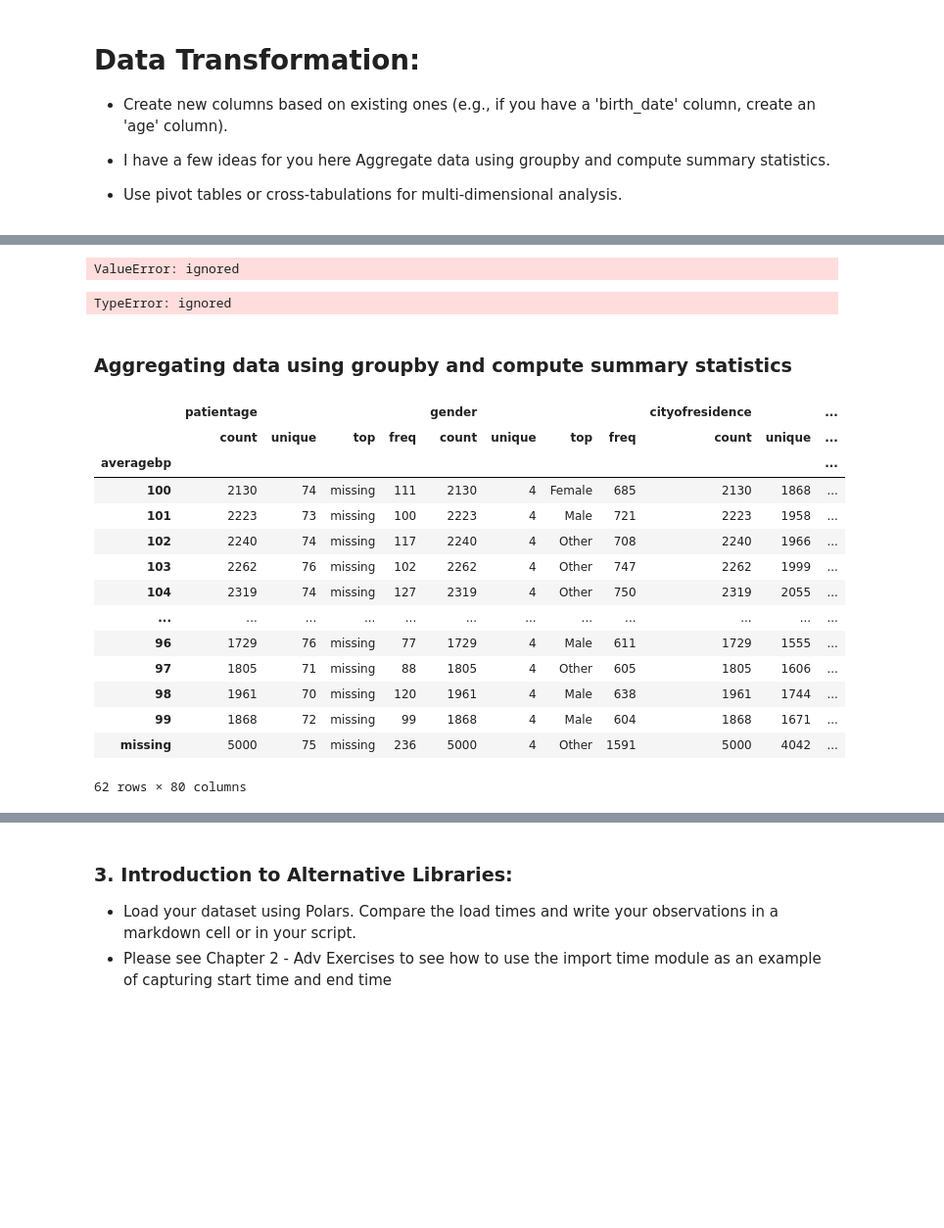
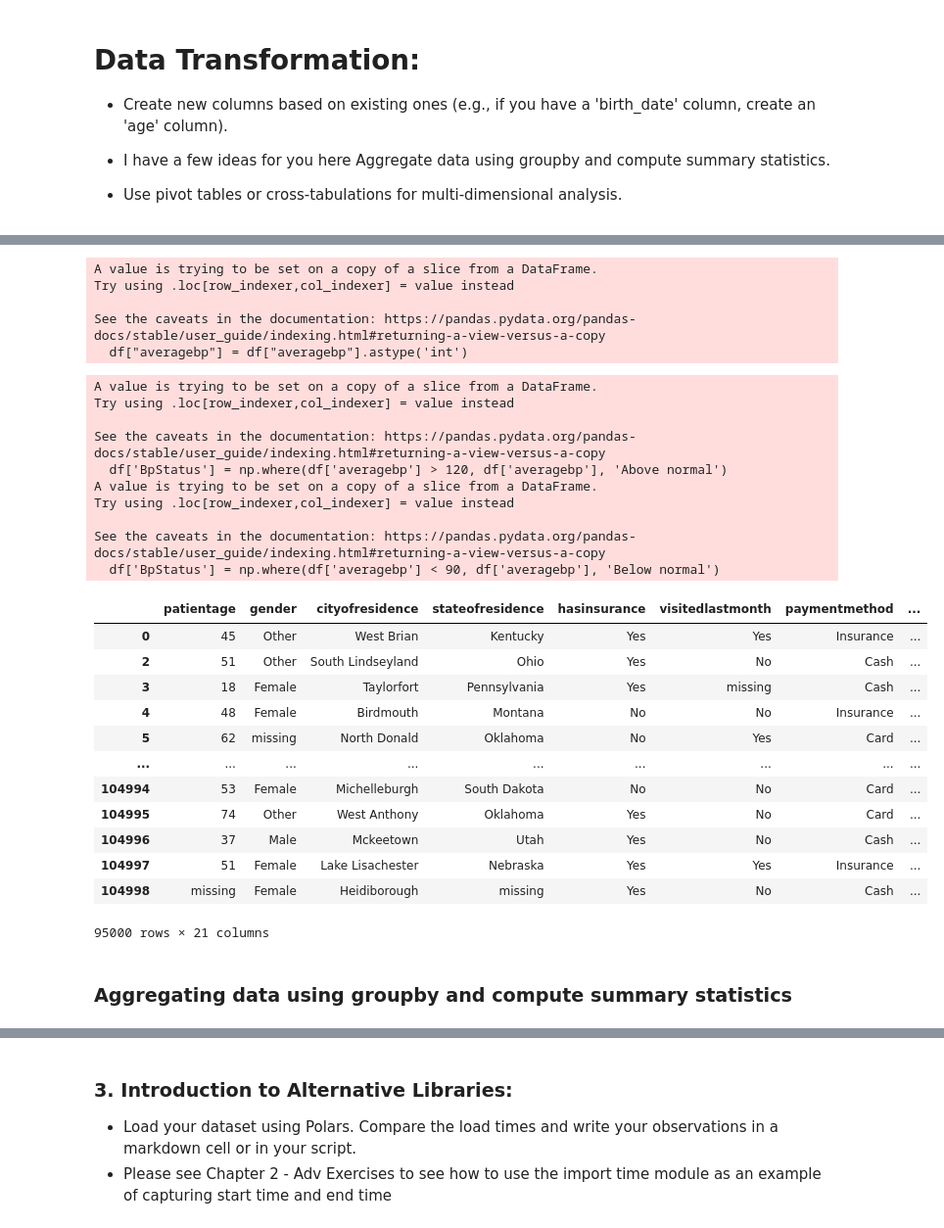
Before and after one commit to EugeneHsiung/datasci_2_manipulation, a Jupyter notebook: HHA507_Assignment2.ipynb, the cells around one changed output, grey strips where cells are left out. Shown: that part at 98% size. Saved outputs shown, nothing was run; the diff lists cells and outputs as text; code cells hidden in the pictures; blank space fills up the shorter version.

```diff
--- a/HHA507_Assignment2.ipynb
+++ b/HHA507_Assignment2.ipynb
@@ -165,32 +165,44 @@ BpStatus                object
 dtype: object
 # %%
-df["averagebp"] = df["averagebp"].astype('int')
+df = df[df["averagebp"] != 'missing']
+df["averagebp"] = df["averagebp"].astype('int') # Changing the type to integter
 # %% [output]
-ValueError: ignored
+A value is trying to be set on a copy of a slice from a DataFrame.
+Try using .loc[row_indexer,col_indexer] = value instead
+
+See the caveats in the documentation: https://pandas.pydata.org/pandas-docs/stable/user_guide/indexing.html#returning-a-view-versus-a-copy
+  df["averagebp"] = df["averagebp"].astype('int')
 # %%
-df['BpStatus'] = np.where(df['averagebp'] > 120, data['averagebp'], 'Above normal')
-df['BpStatus'] = np.where(df['averagebp'] < 90, data['averagebp'], 'Below normal')
+df['BpStatus'] = np.where(df['averagebp'] > 120, df['averagebp'], 'Above normal')
+df['BpStatus'] = np.where(df['averagebp'] < 90, df['averagebp'], 'Below normal')
+df
 # %% [output]
-TypeError: ignored
+A value is trying to be set on a copy of a slice from a DataFrame.
+Try using .loc[row_indexer,col_indexer] = value instead
+
+See the caveats in the documentation: https://pandas.pydata.org/pandas-docs/stable/user_guide/indexing.html#returning-a-view-versus-a-copy
+  df['BpStatus'] = np.where(df['averagebp'] > 120, df['averagebp'], 'Above normal')
+A value is trying to be set on a copy of a slice from a DataFrame.
+Try using .loc[row_indexer,col_indexer] = value instead
+
+See the caveats in the documentation: https://pandas.pydata.org/pandas-docs/stable/user_guide/indexing.html#returning-a-view-versus-a-copy
+  df['BpStatus'] = np.where(df['averagebp'] < 90, df['averagebp'], 'Below normal')
+|  | patientage | gender | cityofresidence | stateofresidence | hasinsurance | visitedlastmonth | paymentmethod | ... |
+| 0 | 45 | Other | West Brian | Kentucky | Yes | Yes | Insurance | ... |
+| 2 | 51 | Other | South Lindseyland | Ohio | Yes | No | Cash | ... |
+| 3 | 18 | Female | Taylorfort | Pennsylvania | Yes | missing | Cash | ... |
+| 4 | 48 | Female | Birdmouth | Montana | No | No | Insurance | ... |
+| 5 | 62 | missing | North Donald | Oklahoma | No | Yes | Card | ... |
+| ... | ... | ... | ... | ... | ... | ... | ... | ... |
+| 104994 | 53 | Female | Michelleburgh | South Dakota | No | No | Card | ... |
+| 104995 | 74 | Other | West Anthony | Oklahoma | Yes | No | Card | ... |
+| 104996 | 37 | Male | Mckeetown | Utah | Yes | No | Cash | ... |
+| 104997 | 51 | Female | Lake Lisachester | Nebraska | Yes | Yes | Insurance | ... |
+| 104998 | missing | Female | Heidiborough | missing | Yes | No | Cash | ... |
+95000 rows × 21 columns
 # %% [markdown]
 ### Aggregating data using groupby and compute summary statistics
 # %%
 df.groupby(['averagebp']).describe() # Group by averagebp
-# %% [output]
-|  | patientage |  |  |  | gender |  |  |  | cityofresidence |  | ... |
-|  | count | unique | top | freq | count | unique | top | freq | count | unique | ... |
-| averagebp |  |  |  |  |  |  |  |  |  |  | ... |
-| 100 | 2130 | 74 | missing | 111 | 2130 | 4 | Female | 685 | 2130 | 1868 | ... |
-| 101 | 2223 | 73 | missing | 100 | 2223 | 4 | Male | 721 | 2223 | 1958 | ... |
-| 102 | 2240 | 74 | missing | 117 | 2240 | 4 | Other | 708 | 2240 | 1966 | ... |
-| 103 | 2262 | 76 | missing | 102 | 2262 | 4 | Other | 747 | 2262 | 1999 | ... |
-| 104 | 2319 | 74 | missing | 127 | 2319 | 4 | Other | 750 | 2319 | 2055 | ... |
-| ... | ... | ... | ... | ... | ... | ... | ... | ... | ... | ... | ... |
-| 96 | 1729 | 76 | missing | 77 | 1729 | 4 | Male | 611 | 1729 | 1555 | ... |
-| 97 | 1805 | 71 | missing | 88 | 1805 | 4 | Other | 605 | 1805 | 1606 | ... |
-| 98 | 1961 | 70 | missing | 120 | 1961 | 4 | Male | 638 | 1961 | 1744 | ... |
-| 99 | 1868 | 72 | missing | 99 | 1868 | 4 | Male | 604 | 1868 | 1671 | ... |
-| missing | 5000 | 75 | missing | 236 | 5000 | 4 | Other | 1591 | 5000 | 4042 | ... |
-62 rows × 80 columns
 # %%
 df.groupby(['patientage']).describe()    # Group by patientage
```
Also changed, not shown: parts of 5 cells of this notebook.
